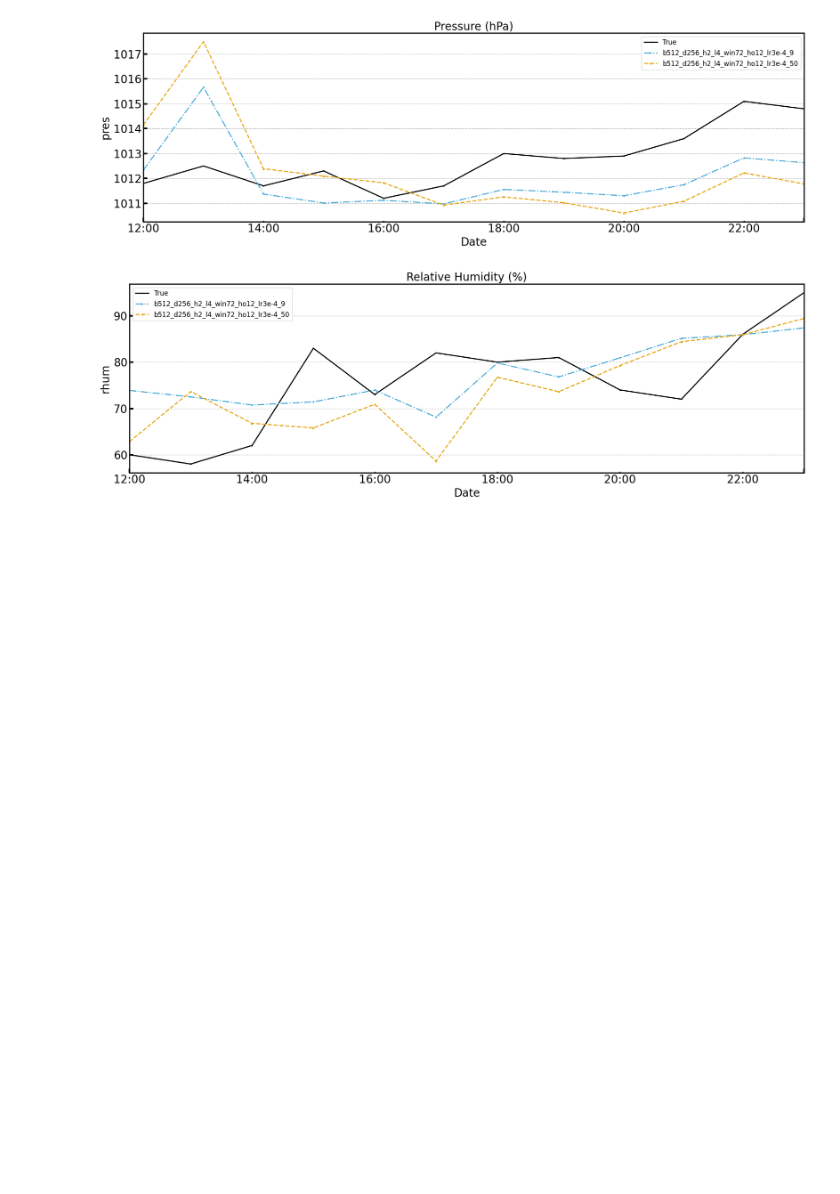
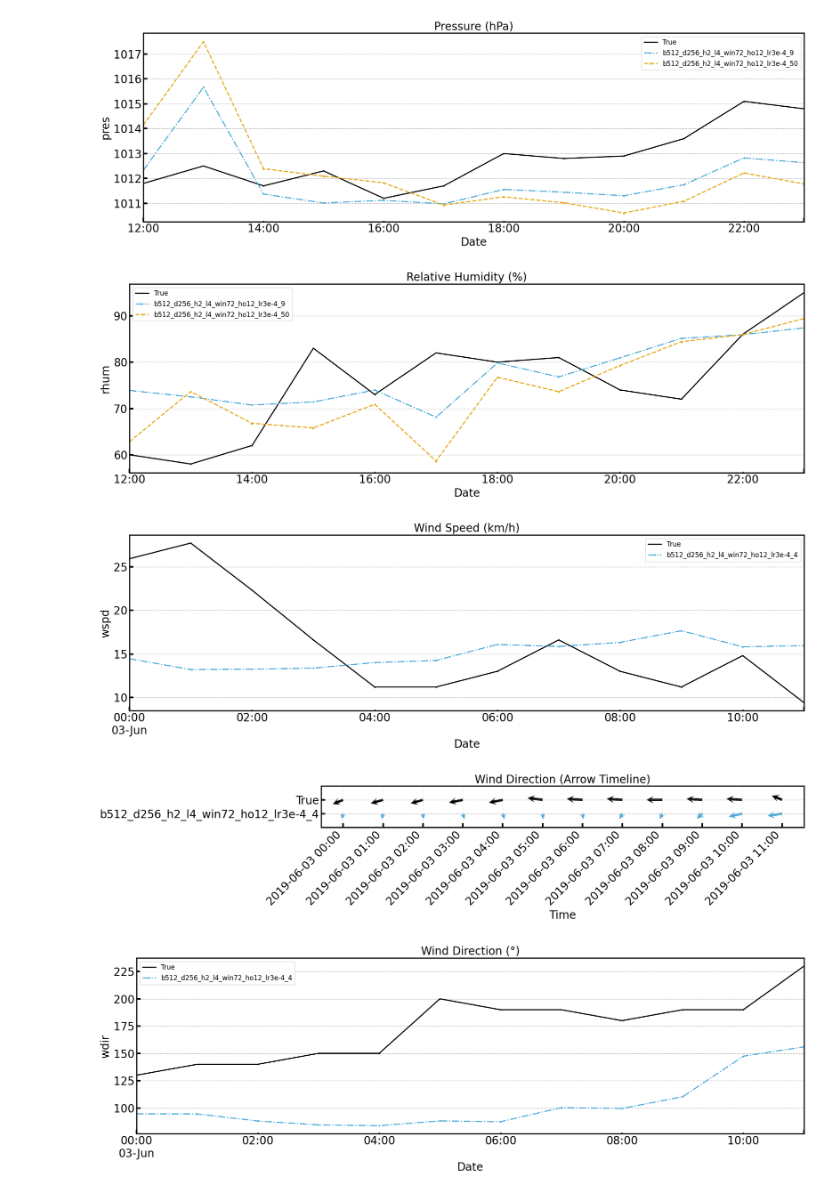
Before and after one commit to KUcyans/MeteoFormer, a Jupyter notebook: PredictionPerformance.ipynb, the cells around one changed output. Drawn from its saved outputs; the diff is of its cells as text; code cells hidden in the pictures; blank space fills up the shorter version.

Commit message:
log format changed. Wind train and prediction, add csv files

```diff
--- a/PredictionPerformance.ipynb
+++ b/PredictionPerformance.ipynb
@@ -69,7 +69,7 @@ df_true[['temp', 'rhum', 'prcp', 'wdir', 'wspd']]
 | 2019-06-03 11:00:00 | 22.4 | 63.0 | <NA> | 230.0 | 9.4 |
 # %%
 # base = "/Users/yhjo/Desktop/[2025] Be Resilient/Resilience/"
-base="C:/Users/yhjo7/Meteoformer/MeteoFormer/prediction/"
+base="C:/Users/yhjo7/Meteoformer/MeteoFormer/"
 # %%
 # prediction_files = {
 #     # "b256_d64_h2_l2_win24_ho12_lr1e-4" : base+"logs/20251110/153321/predictions/20251113_131644_epochepoch-19-val_lossval_loss-0.1044.csv",
@@ -93,8 +93,8 @@ base="C:/Users/yhjo7/Meteoformer/MeteoFormer/prediction/"
 #     }
 # %%
 prediction_files = {
-    "b512_d256_h2_l4_win72_ho12_lr3e-4_9": base+"/20251118/191554/20251118_205256_epoch-09-val_loss-0.0174(20190603_0000).csv",
-    "b512_d256_h2_l4_win72_ho12_lr3e-4_50": base+"/20251118/191554/20251118_205257_last(20190603_0000).csv"
+    "b512_d256_h2_l4_win72_ho12_lr3e-4_9": base+"prediction/20251118/191554/20251118_205256_epoch-09-val_loss-0.0174(20190603_0000).csv",
+    "b512_d256_h2_l4_win72_ho12_lr3e-4_50": base+"prediction/20251118/191554/20251118_205257_last(20190603_0000).csv"
 }
 # %%
 
@@ -109,6 +109,13 @@ prediction_files_eftermiddag = {
 #     "b512_d64_h2_l4_win72_ho12_lr3e-4_50": base+"prediction/20251116/201436/20251117_143310_epoch-27-val_loss-0.0836(20191203_0000).csv",
 #     "b512_d64_h2_l4_win72_ho12_lr3e-4_50_last": base+"prediction/20251116/201436/20251117_143338_last(20191203_0000).csv",
 # }
+# %%
+prediction_files_wind = {
+    "b512_d256_h2_l4_win72_ho12_lr3e-4_4": base+"prediction/20251119/092637/20251119_094924_epoch-04-val_loss-0.2356(20190603_0000).csv",
+}
+prediction_files_eftermiddag_wind = {
+    "b512_d256_h2_l4_win72_ho12_lr3e-4_4": base+"prediction/20251119/092637/20251119_095113_epoch-04-val_loss-0.2356(20190603_1200).csv",
+}
 # %%
 # df_pred = pd.read_csv(prediction_files["b256_d64_h2_l4_win24_ho12_lr1e-4"])
 # df_pred.columns
@@ -438,9 +320,13 @@ compare_models_per_feature(
 [figure]
 [figure]
 # %%
-# compare_models_per_feature(
-#     prediction_files_dec,
-#     features=['temp', 'rhum', 'wspd', 'wdir'],
-#     titles=['Temperature (°C)', 'Relative Humidity (%)', 'Wind Speed (km/h)', 'Wind Direction (°)'],
-#     start_time = datetime(2019, 12, 3, 0, 0)
-# )
+compare_models_per_feature(
+    prediction_files_wind,
+    features=['wspd', 'wdir'],
+    titles=['Wind Speed (km/h)', 'Wind Direction (°)'],
+    start_time=datetime(2019, 6, 3, 0, 0)
+)
+# %% [output]
+[figure, added]
+[figure, added]
+[figure, added]
```
Also changed, not shown: parts of 3 cells of this notebook, 15 other files.
